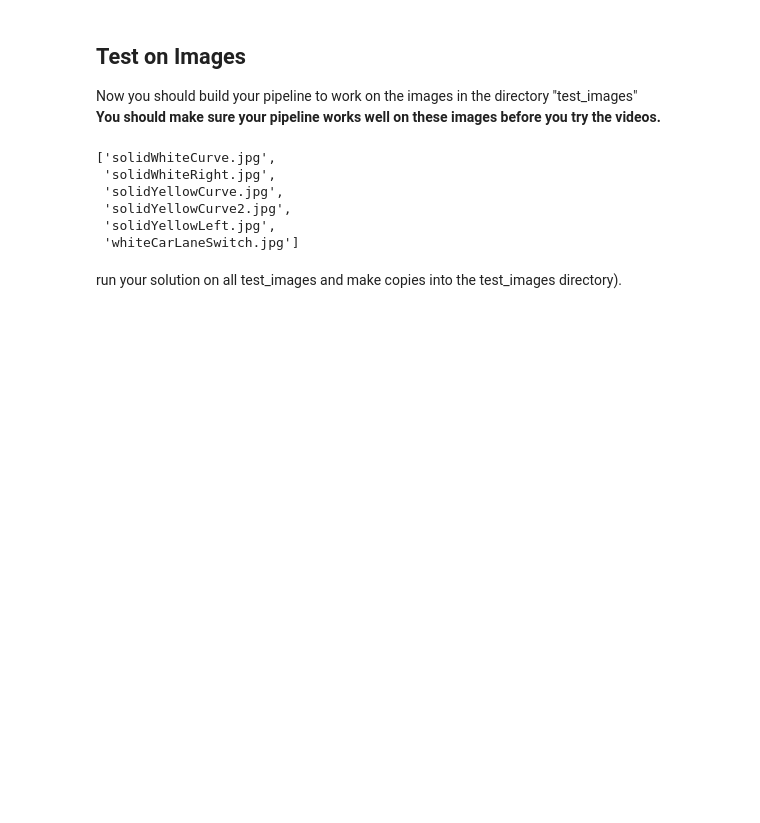
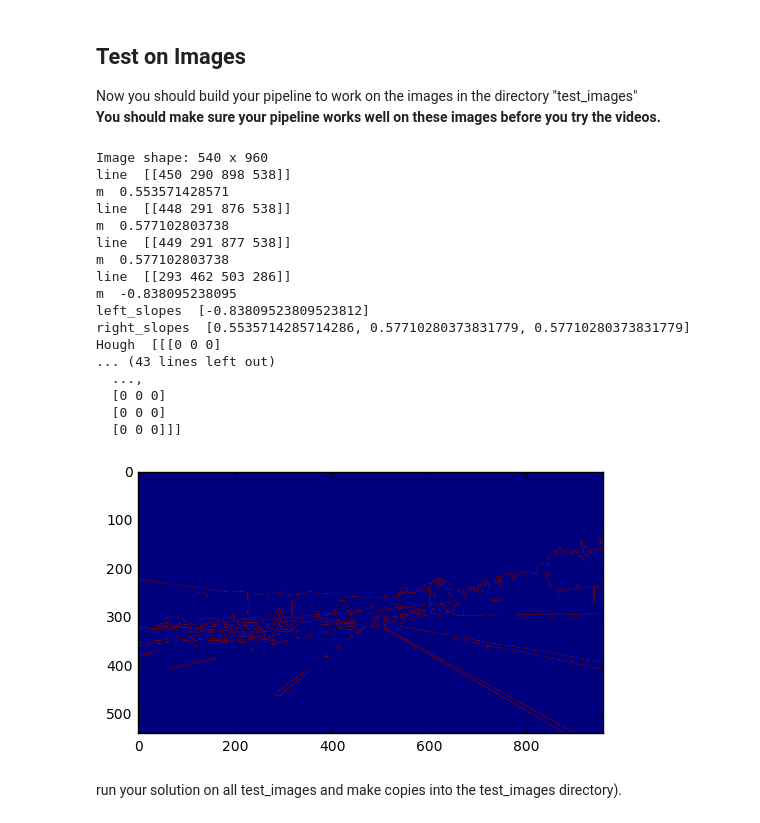
Before and after one commit to ConAntonakos/udacity, a Jupyter notebook: nd013/CarND-LaneLines-P1/P1.ipynb, the cells around one changed output. Cells and saved outputs as stored; diff of their text form; code cells hidden in the pictures; blank space fills up the shorter version.

Commit message:
[WIP] Work towards completing finding lane lines project

```diff
--- a/nd013/CarND-LaneLines-P1/P1.ipynb
+++ b/nd013/CarND-LaneLines-P1/P1.ipynb
@@ -157,16 +181,59 @@ def weighted_img(img, initial_img, α=0.8, β=1., λ=0.):
 
 Now you should build your pipeline to work on the images in the directory "test_images"
 **You should make sure your pipeline works well on these images before you try the videos.**
-# %%
-import os
-os.listdir("test_images/")
-# %% [output]
-['solidWhiteCurve.jpg',
- 'solidWhiteRight.jpg',
- 'solidYellowCurve.jpg',
- 'solidYellowCurve2.jpg',
- 'solidYellowLeft.jpg',
- 'whiteCarLaneSwitch.jpg']
+# %%
+import os
+os.listdir("test_images/")
+
+def build_pipeline(image):
+    grayscaled_img = grayscale(image)
+    gaussianed_img = gaussian_blur(grayscaled_img, 3)
+    cannyed_img = canny(gaussianed_img, 50, 150)
+    formatted_img = cannyed_img
+
+    image_height = image.shape[0]
+    image_width = image.shape[1]
+    print("Image shape: %s x %s" % (image_height, image_width))
+    points = np.array(
+                [[
+                    (0, image_height),
+                    (image_width / 2, image_height / 2),
+                    (image_width / 2, image_height / 2),
+                    (image_width, image_height)
+                ]],
+                dtype=np.int64
+            )
+    regions_of_interest = region_of_interest(cannyed_img, points)
+#     print(regions_of_interest)
+    houghed_img = hough_lines(regions_of_interest, 1, np.pi/180, 100, 50, 50)
+    print("Hough ", houghed_img)
+    return formatted_img
+#     return weighted_img(houghed_img, image);
+
+for test_image in os.listdir("test_images/"):
+    img = mpimg.imread('test_images/' + test_image)
+    plt.imshow(build_pipeline(img))
+#     plt.show()
+    break
+# %% [output]
+Image shape: 540 x 960
+line  [[450 290 898 538]]
+m  0.553571428571
+line  [[448 291 876 538]]
+m  0.577102803738
+line  [[449 291 877 538]]
+m  0.577102803738
+line  [[293 462 503 286]]
+m  -0.838095238095
+left_slopes  [-0.83809523809523812]
+right_slopes  [0.5535714285714286, 0.57710280373831779, 0.57710280373831779]
+Hough  [[[0 0 0]
+... (43 lines left out)
+  ...,
+  [0 0 0]
+  [0 0 0]
+  [0 0 0]]]
+[figure, added]
 # %% [markdown]
 run your solution on all test_images and make copies into the test_images directory).
 # %% [markdown]
```
Also changed, not shown: parts of 3 cells of this notebook.
